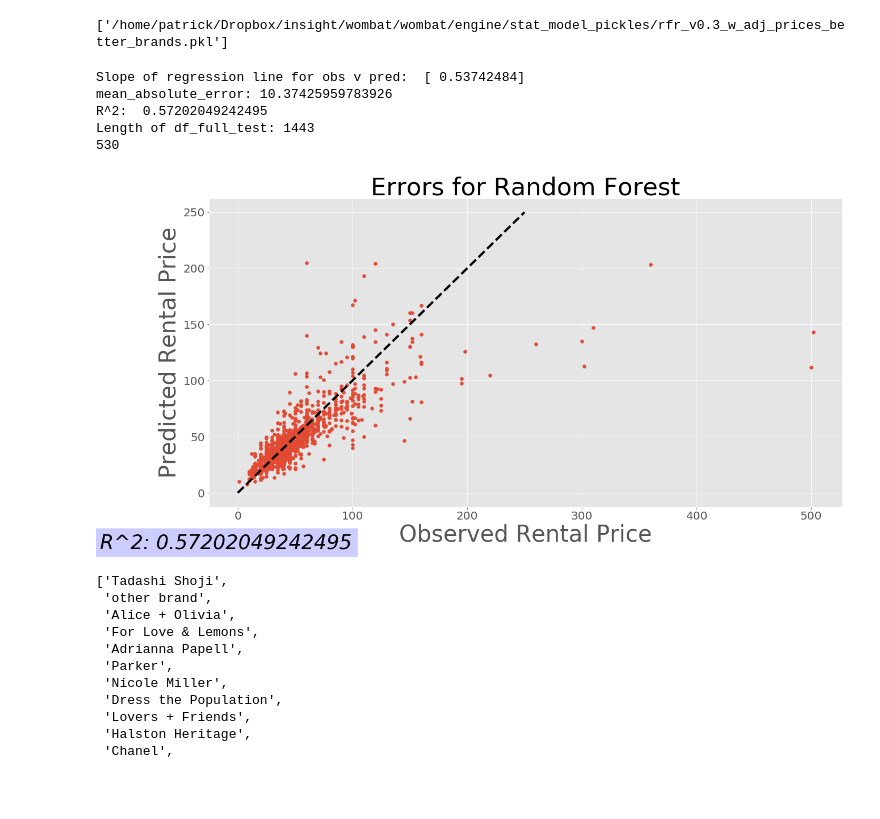
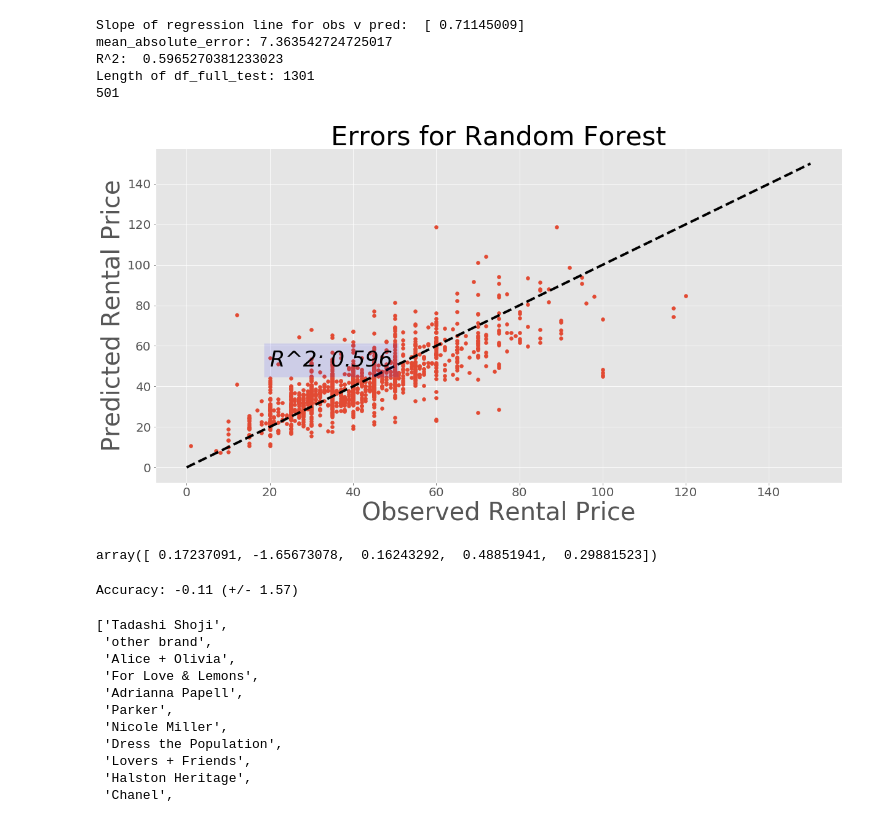
Before and after one commit to patrickspencer/regressthedress, a Jupyter notebook: testing/Models based on reduced brands list.ipynb, the cells around one changed output. Drawn from its saved outputs; the diff is of its cells as text; code cells hidden in the pictures; blank space fills up the shorter version.

Commit message:
Ipynb for models based on reduced brands (works)

```diff
--- a/testing/Models based on reduced brands list.ipynb
+++ b/testing/Models based on reduced brands list.ipynb
@@ -25,5 +26,8 @@ pd.set_option('display.max_rows', 1000)
 # %%
 df = ml_model.canonical_df
+#df = df.loc[(df['item_type'] == 'dresses') & (df['cost'] < 1000)]
+df = df.loc[(df['cost'] < 1000)]
+df = df.loc[(df['rent_per_week'] < 1000)]
 
 # split data into train and test group
 df['is_train'] = np.random.uniform(0, 1, len(df)) <= .75
@@ -36,7 +40,4 @@ df_full_test = df[df['is_train']==False]
 # get one-hot columns for item_types
 dummified_items = pd.get_dummies(df['item_type'])
 df = pd.concat([df, dummified_items], axis = 1)
-
 df = df.drop(['item_type'], axis = 1)
-print(len(dummified_items.columns))
-print(len(df.columns))
@@ -91,7 +129,7 @@ for text_array in df[['title', 'description']].values:
         text = ' '.join(text_array)
     except TypeError:
         text = text_array[0]
-    tokenized_titles.append(parse_title.create_one_hot_row_adj(text, features_adj))
+    tokenized_titles.append(one_hot_funcs.create_one_hot_row_adj(text, features_adj))
 df_adj = pd.DataFrame(tokenized_titles, columns = features_adj, index = df.index.values)
 df_w_adj = pd.concat([df, df_adj], axis = 1)
 # %%
@@ -106,13 +164,11 @@ predicted = np.exp(reg.predict(test[features]))
 
 X_sample = pd.Series(0, index = train[features].columns)
 model_dir = '/home/patrick/Dropbox/insight/wombat/wombat/engine/stat_model_pickles'
-model_path = os.path.join(model_dir, 'rfr_v0.3_w_adj_prices_better_brands.pkl')
-joblib.dump([X_sample, reg], model_path)
+model_path = os.path.join(model_dir, 'rfr_v0.4_w_adj_prices_better_brands.pkl')
+#joblib.dump([X_sample, reg], model_path)
 #call this with: clf = joblib.load('huber_v0.1.pkl')
 #rfr_predicted
 #stopping_value = np.minimum(np.maximum(test['rent_per_week'].values), np.maximum(rfr_predicted))
-# %% [output]
-['/home/patrick/Dropbox/insight/wombat/wombat/engine/stat_model_pickles/rfr_v0.3_w_adj_prices_better_brands.pkl']
 # %%
 import matplotlib
 from sklearn.metrics import r2_score
@@ -133,42 +189,63 @@ error_reg.fit(x, y)
 r2 = r2_score(test['rent_per_week'], predicted)
 
 # The coefficients
 print('Slope of regression line for obs v pred: ', error_reg.coef_)
 print("mean_absolute_error: {}".format(mean_absolute_error(test['rent_per_week'], predicted)))
 print("R^2:  {}".format(r2))
 
 # Plot outputs
 fig, ax = plt.subplots(figsize=(20, 10))
 ax.scatter(x = test['rent_per_week'], y = predicted)
-stopping_value = 250
+stopping_value = 150
 ax.plot([0, stopping_value], [0, stopping_value], 'k--', lw=4, color="black")
 ax.set_title('Errors for Random Forest')
 ax.set_xlabel('Observed Rental Price', fontsize=40)
 ax.set_ylabel('Predicted Rental Price', fontsize=40)
 #ax.plot(x, error_reg.predict(x), 'k--', color='black', linewidth=3)
 
-ax.text(-120, -50, 'R^2: {}'.format(r2), style='italic', fontsize=35,
-bbox={'facecolor':'blue', 'alpha':0.2, 'pad':10})
+before_dec, after_dec = str(r2).split('.')
+r2_str = float('.'.join((before_dec, after_dec[0:3])))
+ax.text(0, 30, 'R^2: {}'.format(r2_str), style='italic', fontsize=35,
+bbox={'facecolor':'blue', 'alpha':0.1, 'pad':10})
 
 x = test['rent_per_week']
 df_full_test['predicted_rent'] = predicted
 #df_full_test['error'] = df_full_test[['rent_per_week', 'predicted_rent']].subtract(axis=1)
 df_full_test['error'] = df_full_test['rent_per_week'] - df_full_test['predicted_rent']
 df_full_test['abs_error'] = np.abs(df_full_test['rent_per_week'] - df_full_test['predicted_rent'])
 print("Length of df_full_test: {}".format(len(df_full_test)))
 #df_full_test['error'] = df_full_test['error'].abs()
 
 # calculate number of items within a certain range
 d_errors = df_full_test
 num_low_errors = d_errors[(d_errors['error'] > 0) & (d_errors['error'] < 10)]
 print(len(num_low_errors))
 # %% [output]
-Slope of regression line for obs v pred:  [ 0.53742484]
-mean_absolute_error: 10.37425959783926
-R^2:  0.57202049242495
-Length of df_full_test: 1443
-530
+Slope of regression line for obs v pred:  [ 0.71145009]
+mean_absolute_error: 7.363542724725017
+R^2:  0.5965270381233023
+Length of df_full_test: 1301
+501
-[figure, old version]
+[figure, new version]
+# %%
+from sklearn.model_selection import cross_val_score
+reg = RandomForestRegressor(n_jobs=2, n_estimators=10)
+final_df = df_w_adj
+y_values = final_df['rent_per_week']
+features = final_df.columns.drop(['rent_per_week', 'title', 'is_train', 'description']) # just column names
+#train, test = final_df[final_df['is_train']==True], final_df[final_df['is_train']==False]
+
+#scores = cross_val_score(reg, iris.data, iris.target, cv=5)
+#scores
+data = final_df[features]
+scores = cross_val_score(reg, data.as_matrix(), y_values, cv=5)
+scores
+# %% [output]
+array([ 0.17237091, -1.65673078,  0.16243292,  0.48851941,  0.29881523])
+# %%
+print("Accuracy: %0.2f (+/- %0.2f)" % (scores.mean(), scores.std() * 2))
+# %% [output]
+Accuracy: -0.11 (+/- 1.57)
 # %%
 brands_query = "SELECT * FROM brands;"
 brands = [b[1] for b in engine.execute(brands_query).fetchall()]
```
Also changed, not shown: parts of 10 cells of this notebook.
